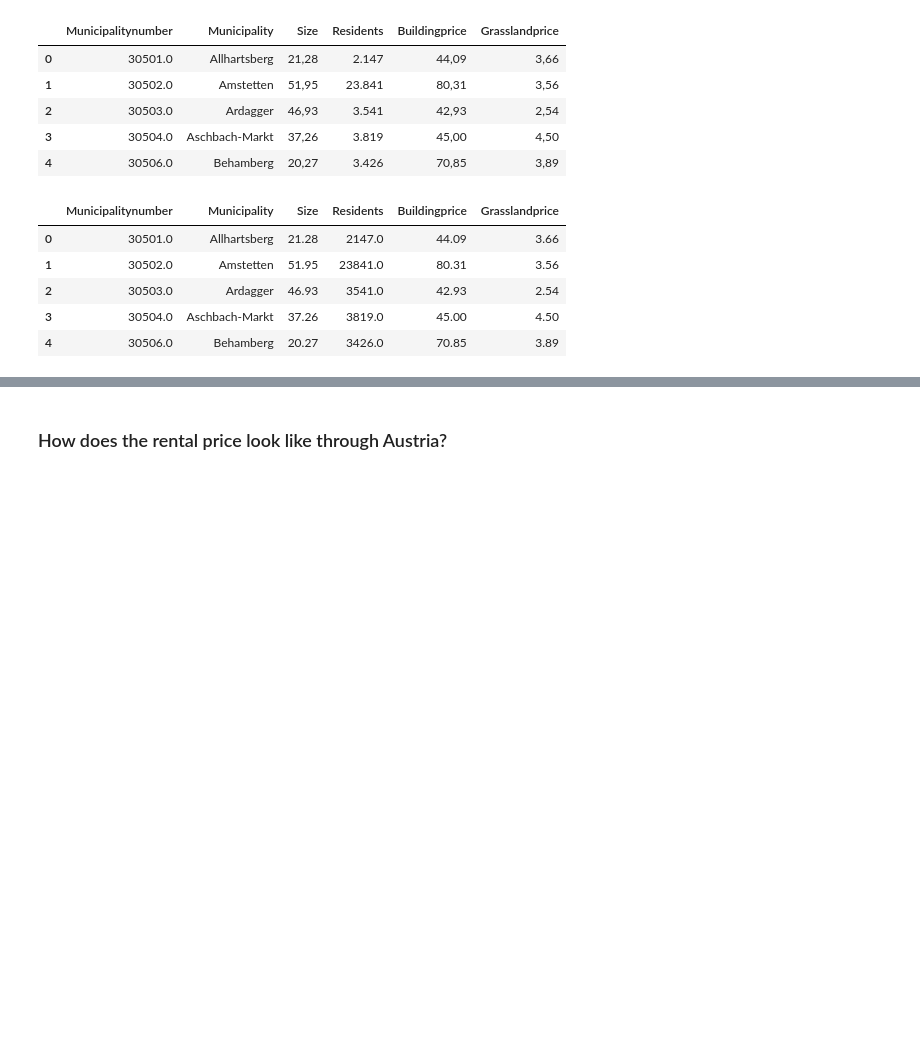
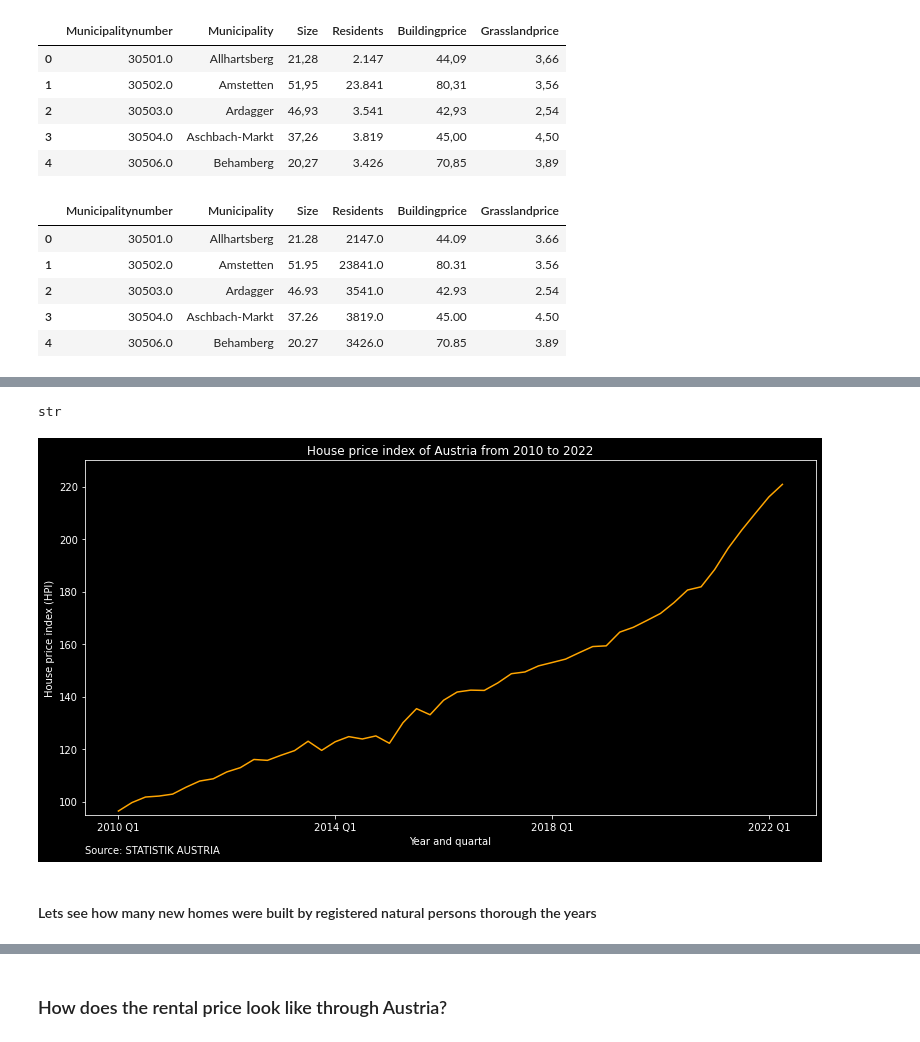
Before and after one commit to zarredominic/story_map_data_viz, a Jupyter notebook: eda_of_datasources.ipynb, the cells around one changed output, grey strips where cells are left out. Saved outputs shown, nothing was run; the diff lists cells and outputs as text; code cells hidden in the pictures; blank space fills up the shorter version.

```diff
--- a/eda_of_datasources.ipynb
+++ b/eda_of_datasources.ipynb
@@ -288,0 +370,3 @@ austria_property_prices_df.to_csv('tidy_dataframes/property_prices/austria_prope
+# %%
+hpi_austria_df = pd.read_csv('data_sources/files/total_hpi_2010_2022.csv', delimiter=";")
+hpi_austria_df.head()
@@ -288,0 +380,28 @@ austria_property_prices_df.to_csv('tidy_dataframes/property_prices/austria_prope
+# %%
+type(hpi_austria_df["Gesamtindex"][1])
+# %% [output]
+str
+# %%
+# as you see everything is saved on as a string which is really annoying
+hpi_austria_df["Gesamtindex"] = hpi_austria_df["Gesamtindex"].str.replace(',', ".").astype(float)
+# %%
+plt.style.use('dark_background')
+plt.figure(figsize=(11,6), tight_layout=True)
+plt.ylim(95, 230)
+plt.plot(hpi_austria_df['Year (Quartal)'], hpi_austria_df['Gesamtindex'], color="orange")
+
+# specify the tick positions and labels
+plt.xticks(["2010 Q1", "2014 Q1", "2018 Q1", "2022 Q1"], ["2010 Q1", "2014 Q1", "2018 Q1", "2022 Q1"])
+
+
+plt.title('House price index of Austria from 2010 to 2022')
+plt.ylabel('House price index (HPI)')
+plt.xlabel('Year and quartal')
+# add the data source
+plt.annotate("Source: STATISTIK AUSTRIA", (0,0), (0, -30), xycoords="axes fraction", textcoords="offset points", va="top")
+plt.savefig("imgs/house_price_index_austria_2012_2022.png", format="png", dpi=300)
+plt.show()
+# %% [output]
+[figure, added]
+# %% [markdown]
+#### Lets see how many new homes were built by registered natural persons thorough the years
```
Also changed, not shown: parts of 24 cells of this notebook, 22 other files.
